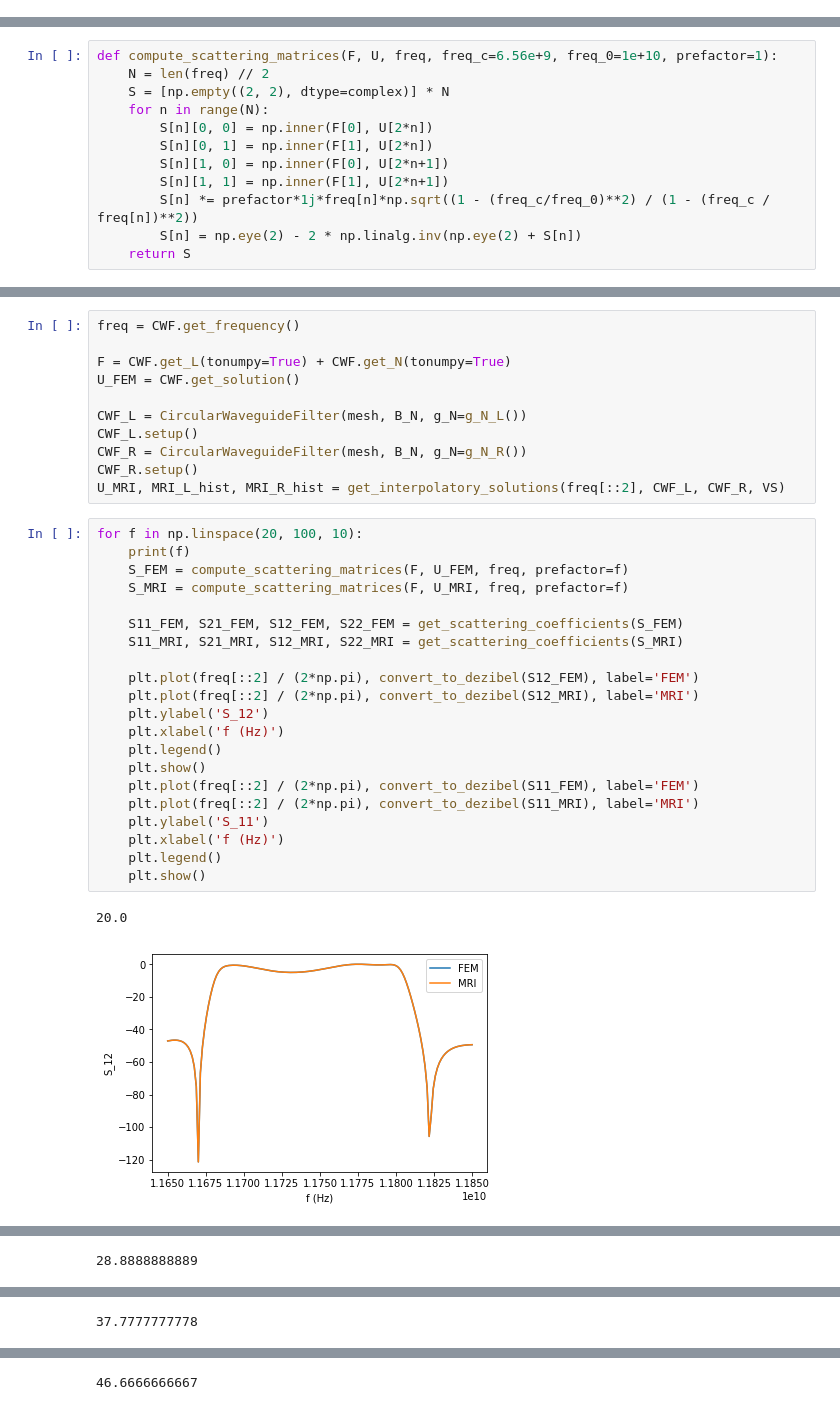
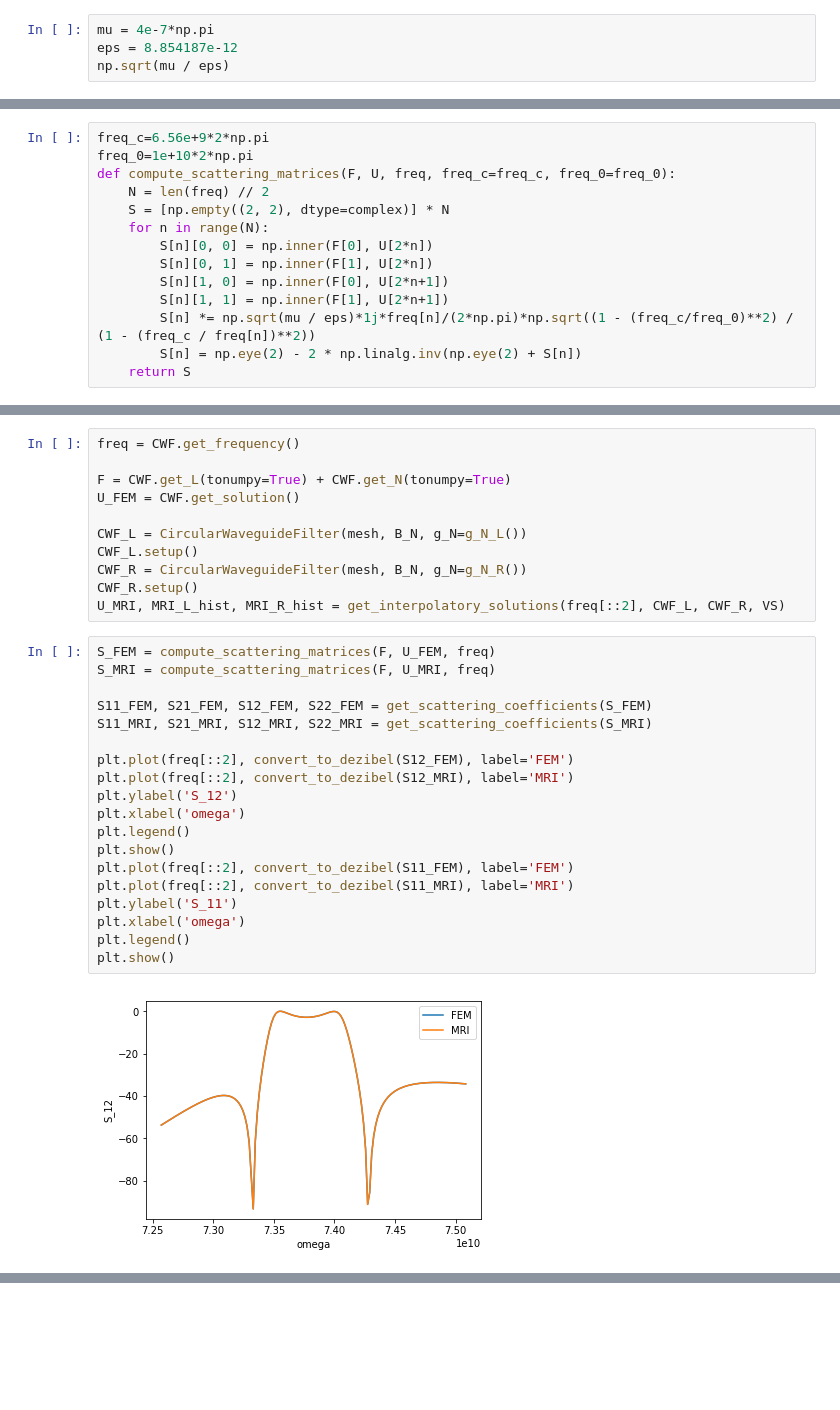
Before and after one commit to FMatti/Maxwell-MRI, a Jupyter notebook: examples/circular_waveguide_filter/circular_waveguide_filter.ipynb, the cells around one changed output, grey strips where cells are left out. Drawn from its saved outputs; the diff is of its cells as text; blank space fills up the shorter version.

Commit message:
add DMCWF plots

```diff
--- a/examples/circular_waveguide_filter/circular_waveguide_filter.ipynb
+++ b/examples/circular_waveguide_filter/circular_waveguide_filter.ipynb
@@ -108,3 +92,7 @@ def get_interpolatory_solutions(omega, CWF_L, CWF_R, VS):
     U_MRI[::2] = U_MRI_L
     U_MRI[1::2] = U_MRI_R
     return U_MRI, MRI_L_hist, MRI_R_hist
+# %%
+mu = 4e-7*np.pi
+eps = 8.854187e-12
+np.sqrt(mu / eps)
@@ -111,5 +101,7 @@ def get_interpolatory_solutions(omega, CWF_L, CWF_R, VS):
 # %%
-def compute_scattering_matrices(F, U, freq, freq_c=6.56e+9, freq_0=1e+10, prefactor=1):
+freq_c=6.56e+9*2*np.pi
+freq_0=1e+10*2*np.pi
+def compute_scattering_matrices(F, U, freq, freq_c=freq_c, freq_0=freq_0):
     N = len(freq) // 2
     S = [np.empty((2, 2), dtype=complex)] * N
     for n in range(N):
@@ -117,7 +109,7 @@ def compute_scattering_matrices(F, U, freq, freq_c=6.56e+9, freq_0=1e+10, prefac
         S[n][0, 1] = np.inner(F[1], U[2*n])
         S[n][1, 0] = np.inner(F[0], U[2*n+1])
         S[n][1, 1] = np.inner(F[1], U[2*n+1])
-        S[n] *= prefactor*1j*freq[n]*np.sqrt((1 - (freq_c/freq_0)**2) / (1 - (freq_c / freq[n])**2))
+        S[n] *= np.sqrt(mu / eps)*1j*freq[n]/(2*np.pi)*np.sqrt((1 - (freq_c/freq_0)**2) / (1 - (freq_c / freq[n])**2))
         S[n] = np.eye(2) - 2 * np.linalg.inv(np.eye(2) + S[n])
     return S
 # %%
@@ -142,26 +134,23 @@ CWF_R = CircularWaveguideFilter(mesh, B_N, g_N=g_N_R())
 CWF_R.setup()
 U_MRI, MRI_L_hist, MRI_R_hist = get_interpolatory_solutions(freq[::2], CWF_L, CWF_R, VS)
 # %%
-for f in np.linspace(20, 100, 10):
-    print(f)
-    S_FEM = compute_scattering_matrices(F, U_FEM, freq, prefactor=f)
-    S_MRI = compute_scattering_matrices(F, U_MRI, freq, prefactor=f)
+S_FEM = compute_scattering_matrices(F, U_FEM, freq)
+S_MRI = compute_scattering_matrices(F, U_MRI, freq)
 
-    S11_FEM, S21_FEM, S12_FEM, S22_FEM = get_scattering_coefficients(S_FEM)
-    S11_MRI, S21_MRI, S12_MRI, S22_MRI = get_scattering_coefficients(S_MRI)
+S11_FEM, S21_FEM, S12_FEM, S22_FEM = get_scattering_coefficients(S_FEM)
+S11_MRI, S21_MRI, S12_MRI, S22_MRI = get_scattering_coefficients(S_MRI)
 
-    plt.plot(freq[::2] / (2*np.pi), convert_to_dezibel(S12_FEM), label='FEM')
-    plt.plot(freq[::2] / (2*np.pi), convert_to_dezibel(S12_MRI), label='MRI')
-    plt.ylabel('S_12')
-    plt.xlabel('f (Hz)')
-    plt.legend()
-    plt.show()
-    plt.plot(freq[::2] / (2*np.pi), convert_to_dezibel(S11_FEM), label='FEM')
-    plt.plot(freq[::2] / (2*np.pi), convert_to_dezibel(S11_MRI), label='MRI')
-    plt.ylabel('S_11')
-    plt.xlabel('f (Hz)')
-    plt.legend()
-    plt.show()
+plt.plot(freq[::2], convert_to_dezibel(S12_FEM), label='FEM')
+plt.plot(freq[::2], convert_to_dezibel(S12_MRI), label='MRI')
+plt.ylabel('S_12')
+plt.xlabel('omega')
+plt.legend()
+plt.show()
+plt.plot(freq[::2], convert_to_dezibel(S11_FEM), label='FEM')
+plt.plot(freq[::2], convert_to_dezibel(S11_MRI), label='MRI')
+plt.ylabel('S_11')
+plt.xlabel('omega')
+plt.legend()
+plt.show()
 # %% [output]
-20.0
-[figure, old version]
+[figure, new version]
@@ -169 +157,0 @@ for f in np.linspace(20, 100, 10):
-28.8888888889
@@ -172 +157,0 @@ for f in np.linspace(20, 100, 10):
-37.7777777778
@@ -175 +157,0 @@ for f in np.linspace(20, 100, 10):
-46.6666666667
```
Also changed, not shown: parts of 20 cells of this notebook, 3 other files.
